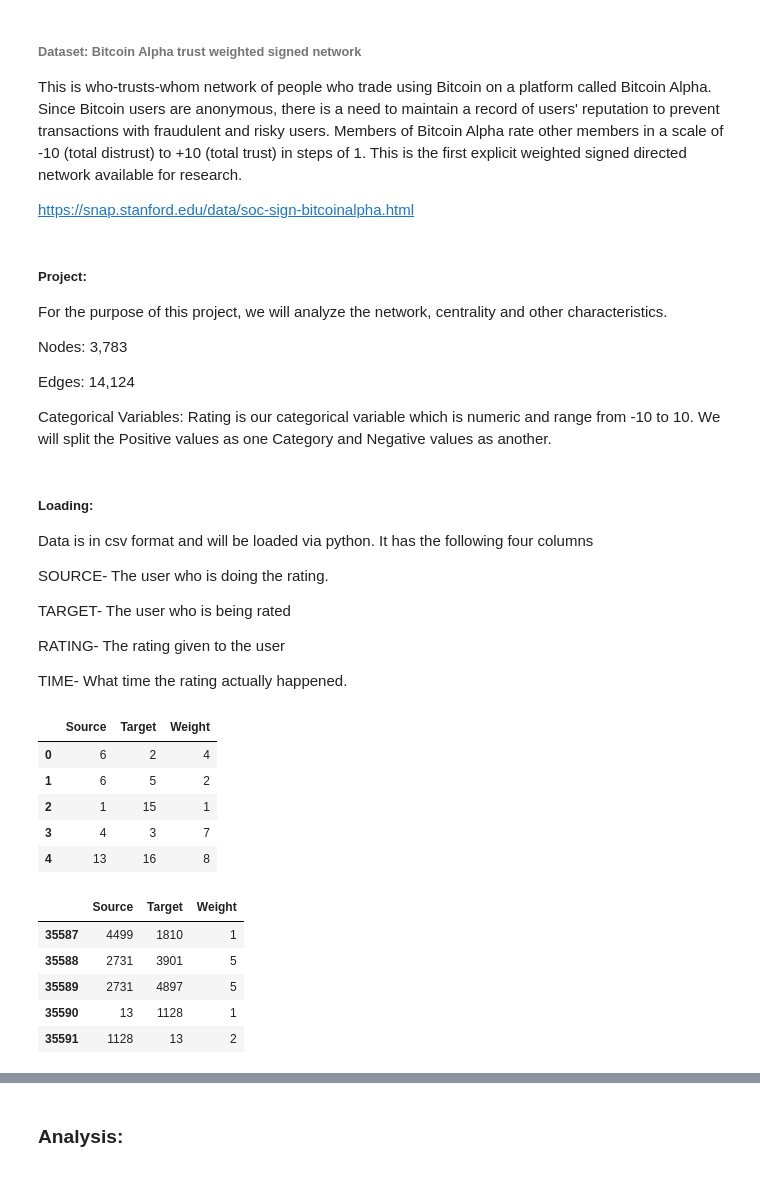
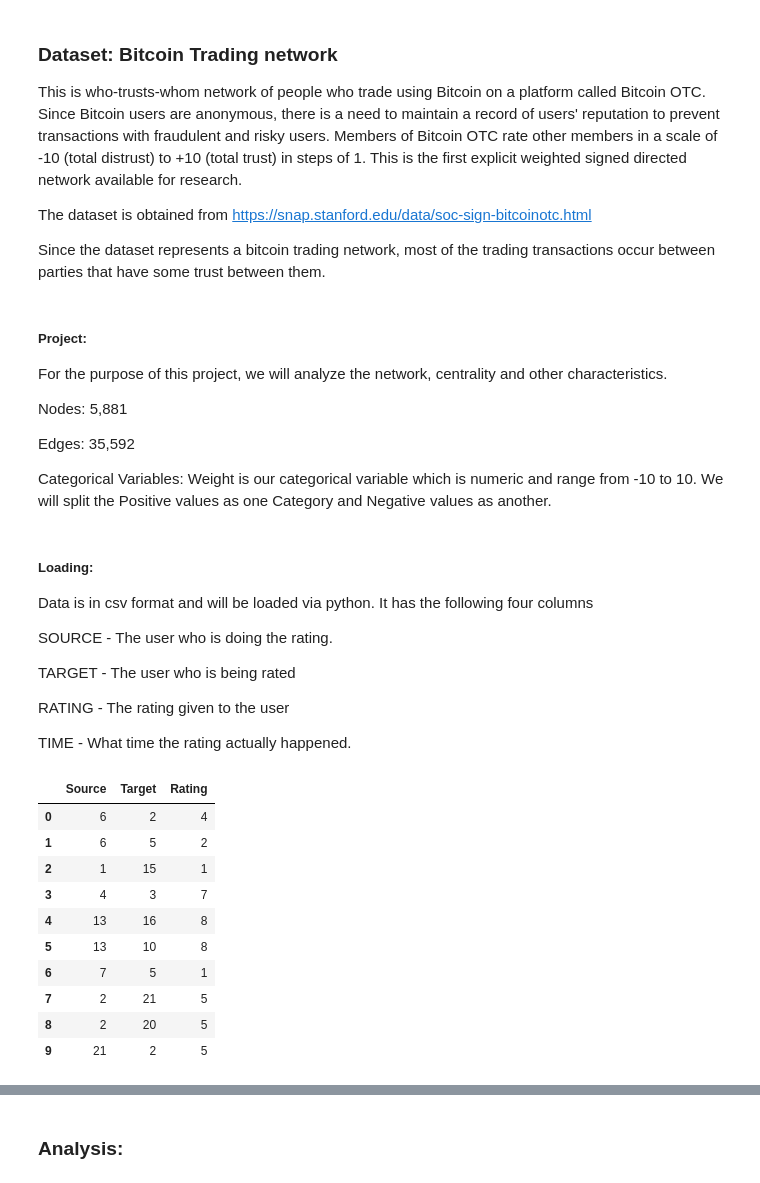
Before and after one commit to asajjad1234/DATA-620, a Jupyter notebook: Project1/Ahmed_Sajjad_DATA620_Project1.ipynb, the cells around one changed output, grey strips where cells are left out. Drawn from its saved outputs; the diff is of its cells as text; code cells hidden in the pictures.

```diff
--- a/Project1/Ahmed_Sajjad_DATA620_Project1.ipynb
+++ b/Project1/Ahmed_Sajjad_DATA620_Project1.ipynb
@@ -4,33 +4,34 @@
 # %% [markdown]
-###### Dataset:  Bitcoin Alpha trust weighted signed network
+### Dataset:  Bitcoin Trading network
 
-This is who-trusts-whom network of people who trade using Bitcoin on a platform called Bitcoin Alpha.
-Since Bitcoin users are anonymous, there is a need to maintain a record of users' reputation to prevent transactions with fraudulent and risky users. Members of Bitcoin Alpha rate other members in a scale of -10 (total distrust) to +10 (total trust) in steps of 1. This is the first explicit weighted signed directed network available for research.
+This is who-trusts-whom network of people who trade using Bitcoin on a platform called Bitcoin OTC. Since Bitcoin users are anonymous, there is a need to maintain a record of users' reputation to prevent transactions with fraudulent and risky users. Members of Bitcoin OTC rate other members in a scale of -10 (total distrust) to +10 (total trust) in steps of 1. This is the first explicit weighted signed directed network available for research.
 
-https://snap.stanford.edu/data/soc-sign-bitcoinalpha.html
+The dataset is obtained from https://snap.stanford.edu/data/soc-sign-bitcoinotc.html
+
+Since the dataset represents a bitcoin trading network, most of the trading transactions occur between parties that have some trust between them.
 # %% [markdown]
 ##### Project:
 
 For the purpose of this project, we will analyze the network, centrality and other characteristics.
 
-Nodes: 3,783
+Nodes: 5,881
 
-Edges:  14,124
+Edges:  35,592
 
-Categorical Variables: Rating is our categorical variable which is numeric and range from -10 to 10.
+Categorical Variables: Weight is our categorical variable which is numeric and range from -10 to 10.
                        We will split the Positive values as one Category and Negative values as another.
 # %% [markdown]
 ##### Loading:
 Data is in csv format and will be loaded via python.
 It has the following four columns
 
-SOURCE- The user who is doing the rating.
+SOURCE - The user who is doing the rating.
 
-TARGET- The user who is being rated
+TARGET - The user who is being rated
 
-RATING- The rating given to the user
+RATING - The rating given to the user
 
-TIME- What time the rating actually happened.
+TIME -   What time the rating actually happened.
 # %%
 # Loading the packages needed for this project
 import networkx as nx
@@ -39,27 +41,23 @@ import matplotlib.pyplot as plt
 from tabulate import tabulate
 # %%
 # Reading the data into a pandas data frame
-bitc_df = pd.read_csv('C:\\DOWNLOAD\\00_SAJJAD\\15 - MS_DATA_SCIENCE\\DATA_620\\Week05\\soc-sign-bitcoinotc.csv',
-                      header=None, names=['Source','Target','Weight','Time'])
+bitcoin_df = pd.read_csv('C:\\DOWNLOAD\\00_SAJJAD\\15 - MS_DATA_SCIENCE\\DATA_620\\Week05\\soc-sign-bitcoinotc.csv',
+                      header=None, names=['Source','Target','Rating','Time'])
 
 # Drop the time column because it is not required
-bitc_df = bitc_df.drop(columns = ['Time'])
+bitcoin_df = bitcoin_df.drop(columns = ['Time'])
 # %%
 # Quick look at the data
-bitc_df.head(5)
+bitcoin_df.head(10)
 # %% [output]
-|  | Source | Target | Weight |
+|  | Source | Target | Rating |
 | 0 | 6 | 2 | 4 |
 | 1 | 6 | 5 | 2 |
 | 2 | 1 | 15 | 1 |
 | 3 | 4 | 3 | 7 |
 | 4 | 13 | 16 | 8 |
+| 5 | 13 | 10 | 8 |
+| 6 | 7 | 5 | 1 |
+| 7 | 2 | 21 | 5 |
+| 8 | 2 | 20 | 5 |
+| 9 | 21 | 2 | 5 |
-# %%
-bitc_df.tail(5)
-# %% [output]
-|  | Source | Target | Weight |
-| 35587 | 4499 | 1810 | 1 |
-| 35588 | 2731 | 3901 | 5 |
-| 35589 | 2731 | 4897 | 5 |
-| 35590 | 13 | 1128 | 1 |
-| 35591 | 1128 | 13 | 2 |
```
Also changed, not shown: parts of 73 cells of this notebook.
